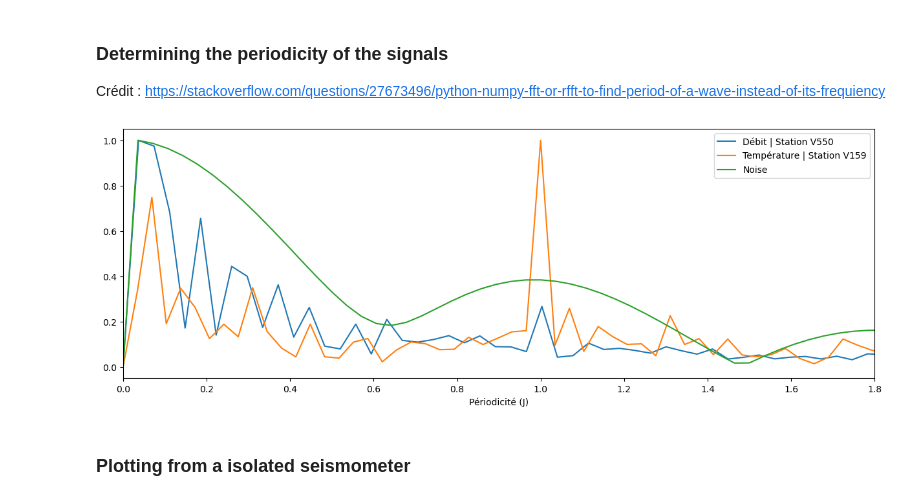
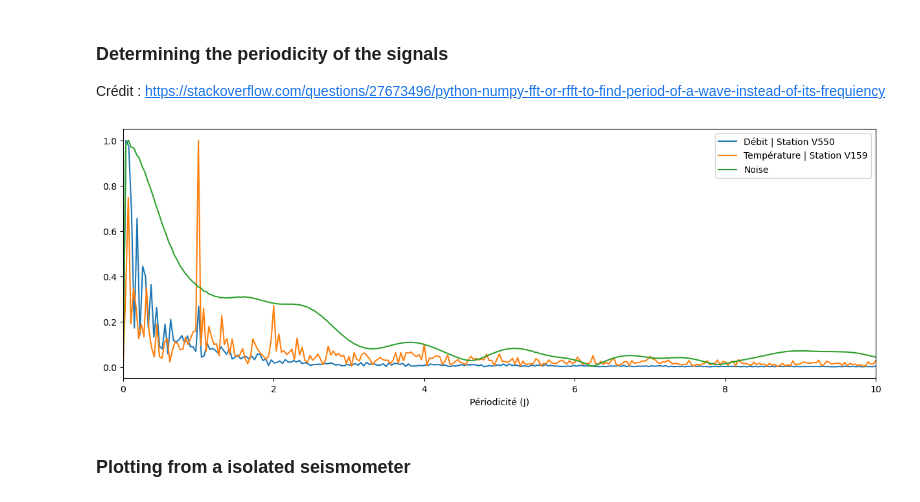
Before and after one commit to jgovoort/sismo-memo, a Jupyter notebook: hydro-glacier.ipynb, the cells around one changed output. Saved outputs shown, nothing was run; the diff lists cells and outputs as text; code cells hidden in the pictures.

```diff
--- a/hydro-glacier.ipynb
+++ b/hydro-glacier.ipynb
@@ -152,6 +171,6 @@ with open(direct+file_precip) as file :
 # %%
 root = "D:\\Nodes_ablation_zone\All_comp_DP_\\"
 #noise_time781, mean781, median781 = amp_noise_mean_median(root,'453020781.',1, '2022.05.08')
-noise_time739, mean739, median739 = amp_noise_mean_median(root,'453020739.',5, '2022.05.08',10,20)
+noise_time739, mean739, median739, meanall739, medianall739, theta = amp_noise_mean_median(root,'453020773.',20, '2022.05.08',2,5)
 # %% [output]
 2022.05.08.00.00.00.000
@@ -174,3 +193,5 @@ Days 30 accomplished in 1.828125 seconds
 # %%
-hydronoise_plot(gauging_time, gauging_velos,temp_time, temp, noise_time739, median739,(0,7))
+median739 = np.array(median739)
+power = 20*np.log10(median739[:,0])
+hydronoise_plot(gauging_time, gauging_velos,temp_time, temp, noise_time739, power,(-10,10))
 # %% [output]
@@ -184,37 +233,37 @@ https://stackoverflow.com/questions/27673496/python-numpy-fft-or-rfft-to-find-pe
 temp = np.array(temp)
 amp_temp =np.abs(np.fft.rfft(temp, n=temp.size))
 freq_temp = np.fft.rfftfreq(temp.size, d=1/288)
 amp_temp[0] = 0
 idx = amp_temp.argmax()
 
 amp_temp = normalize(amp_temp)
 
 gauging_velos = np.array(gauging_velos)
 amp_gauging_velos =np.abs(np.fft.rfft(gauging_velos, n=gauging_velos.size))
 freq_gauging_velos = np.fft.rfftfreq(gauging_velos.size, d=1/288)
 amp_gauging_velos[0] = 0
 idx = amp_gauging_velos.argmax()
 
 amp_gauging_velos = normalize(amp_gauging_velos)
 
-noise = np.array(median739)
+noise = np.array(power)
 amp_noise =np.abs(np.fft.rfft(noise, n=noise.size))
-freq_noise = np.fft.rfftfreq(noise.size, d=1/(24*12))
+freq_noise = np.fft.rfftfreq(noise.size, d=1/(24*3))
 amp_noise[0] = 0
 idx = amp_noise.argmax()
 
 amp_noise = normalize(amp_noise)
 
 fig = plt.figure(figsize=(15, 5))
 plt.plot(freq_gauging_velos, amp_gauging_velos, label="Débit | Station V550")
 plt.plot(freq_temp, amp_temp, label="Température | Station V159")
 plt.plot(freq_noise, amp_noise, label='Noise')
-plt.xlim(0,1.8)
+plt.xlim(0,10)
 plt.xlabel('Périodicité (J)')
 plt.legend()
 plt.show()
 # %% [output]
-[figure, old version]
+[figure, new version]
 # %% [markdown]
 ### Plotting from a isolated seismometer
 # %%
```
Also changed, not shown: parts of 11 cells of this notebook, 7 other files.
